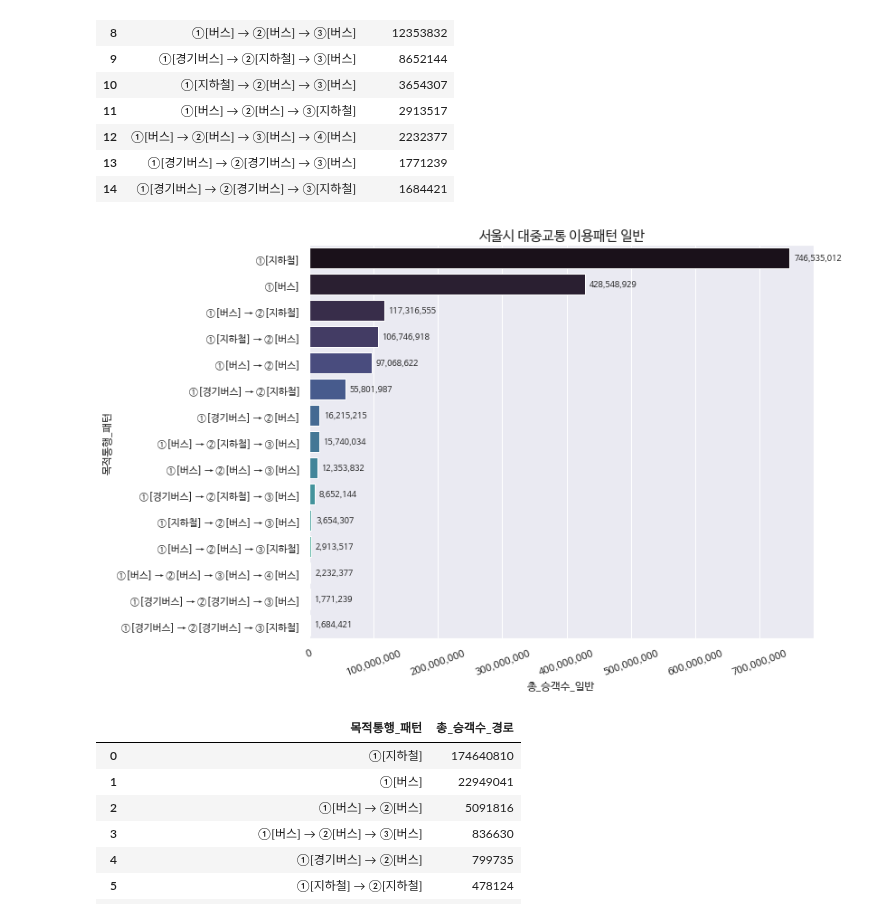
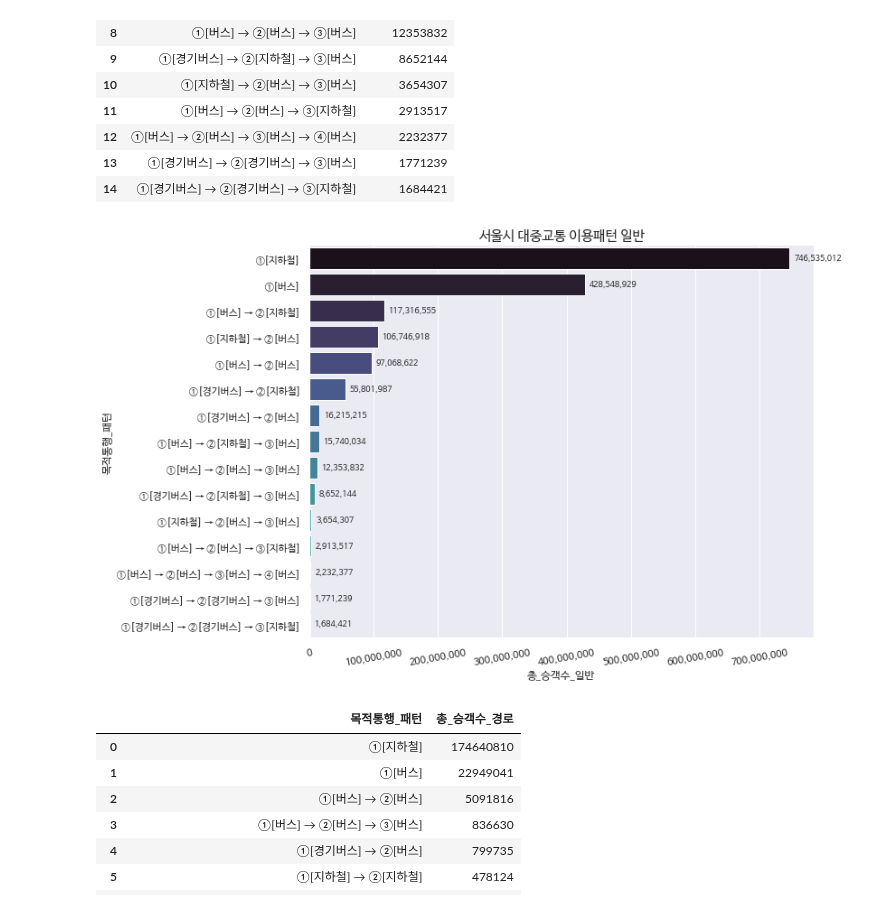
Before and after one commit to lg960214/DACON_Seoul_6, a Jupyter notebook: user_pattern_Top10.ipynb, the cells around one changed output. Saved outputs shown, nothing was run; the diff lists cells and outputs as text; code cells hidden in the pictures.

```diff
--- a/user_pattern_Top10.ipynb
+++ b/user_pattern_Top10.ipynb
@@ -105,21 +119,21 @@ pattern_regular
 # %%
 sns.set(rc={"figure.figsize":(10, 8)})
 plt.rc('font', family='NanumBarunGothic')
 x=pattern_regular['총_승객수_일반']
 y=pattern_regular['목적통행_패턴']
 ax=sns.barplot(x=x,y=y,palette="mako",data=pattern_regular,orient='h')
 ax.set_title('서울시 대중교통 이용패턴 일반',fontsize=15)
 # 수치값 표시
 for p in ax.patches:
     ax.annotate('{:,.0f}'.format(p.get_width()), (p.get_x() + p.get_width(), p.get_y() + 0.8),fontsize=9,
                 xytext=(5, 10), textcoords='offset points')
 current_values = plt.gca().get_xticks()
 plt.gca().set_xticklabels(['{:,.0f}'.format(x) for x in current_values])
 #텍스트 회전
-plt.xticks(rotation=20)
+plt.xticks(rotation=10)
 plt.show()
 # %% [output]
-[figure, old version]
+[figure, new version]
 # %%
 #목적통행_패턴 노인 승객수 top15
 pattern_senior=(pattern[['목적통행_패턴','총_승객수_경로']]
```
Also changed, not shown: parts of 1 cell of this notebook.
